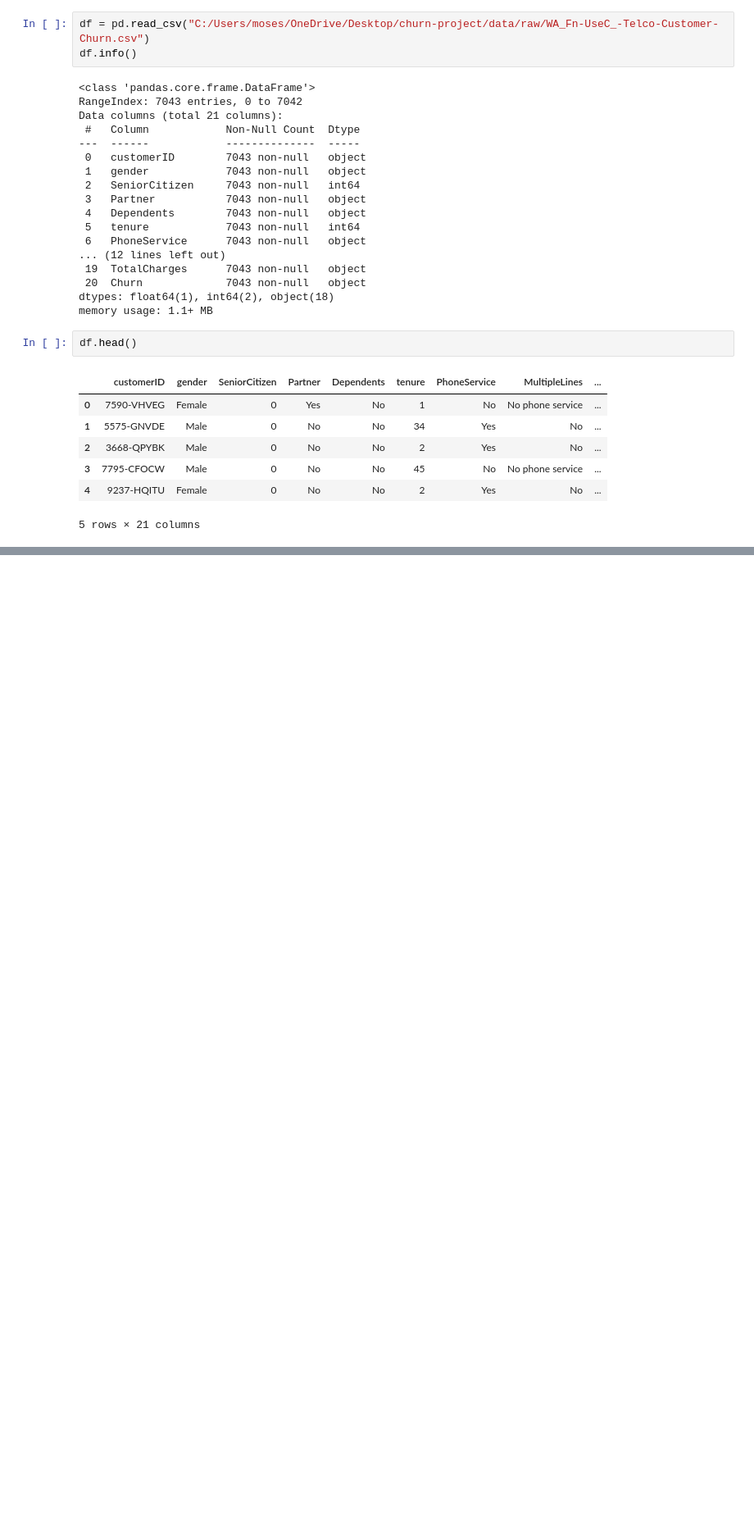
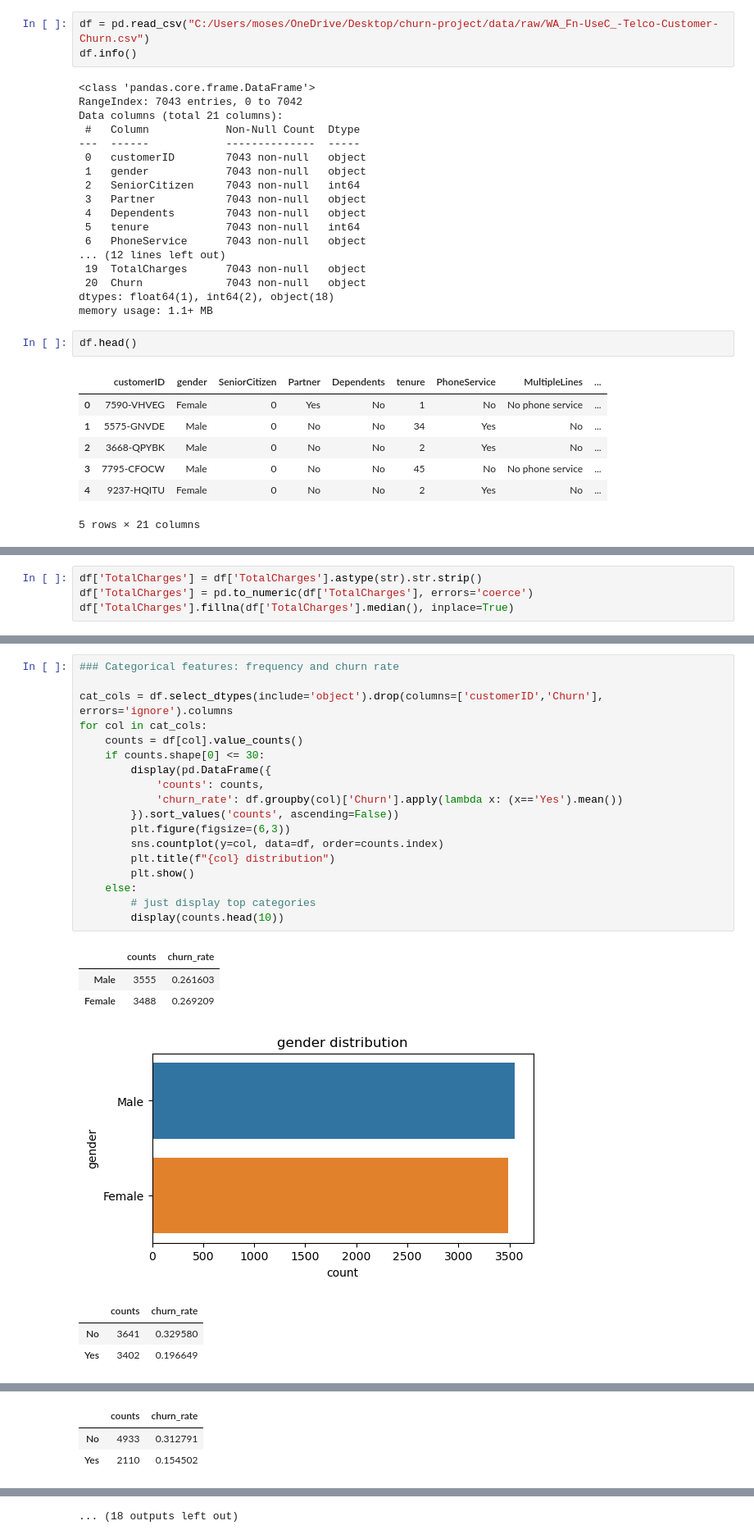
Before and after one commit to mojes-madugula/churn-project, a Jupyter notebook: notebooks/01_EDA.ipynb, the cells around one changed output, grey strips where cells are left out. Shown at 82% size. Saved outputs shown, nothing was run; the diff lists cells and outputs as text; blank space fills up the shorter version.

```diff
--- a/notebooks/01_EDA.ipynb
+++ b/notebooks/01_EDA.ipynb
@@ -36,0 +103,4 @@ df.head()
+# %%
+df['TotalCharges'] = df['TotalCharges'].astype(str).str.strip()
+df['TotalCharges'] = pd.to_numeric(df['TotalCharges'], errors='coerce')
+df['TotalCharges'].fillna(df['TotalCharges'].median(), inplace=True)
@@ -108,0 +209,26 @@ array([[<Axes: title={'center': 'SeniorCitizen'}>,
+# %%
+### Categorical features: frequency and churn rate
+
+cat_cols = df.select_dtypes(include='object').drop(columns=['customerID','Churn'], errors='ignore').columns
+for col in cat_cols:
+    counts = df[col].value_counts()
+    if counts.shape[0] <= 30:
+        display(pd.DataFrame({
+            'counts': counts,
+            'churn_rate': df.groupby(col)['Churn'].apply(lambda x: (x=='Yes').mean())
+        }).sort_values('counts', ascending=False))
+        plt.figure(figsize=(6,3))
+        sns.countplot(y=col, data=df, order=counts.index)
+        plt.title(f"{col} distribution")
+        plt.show()
+    else:
+        # just display top categories
+        display(counts.head(10))
+# %% [output]
+|  | counts | churn_rate |
+| Male | 3555 | 0.261603 |
+| Female | 3488 | 0.269209 |
+[figure, added]
+|  | counts | churn_rate |
+| No | 3641 | 0.329580 |
+| Yes | 3402 | 0.196649 |
@@ -108,0 +236,3 @@ array([[<Axes: title={'center': 'SeniorCitizen'}>,
+|  | counts | churn_rate |
+| No | 4933 | 0.312791 |
+| Yes | 2110 | 0.154502 |
@@ -108,0 +254 @@ array([[<Axes: title={'center': 'SeniorCitizen'}>,
+... (18 outputs left out)
```
Also changed, not shown: parts of 34 cells of this notebook.
